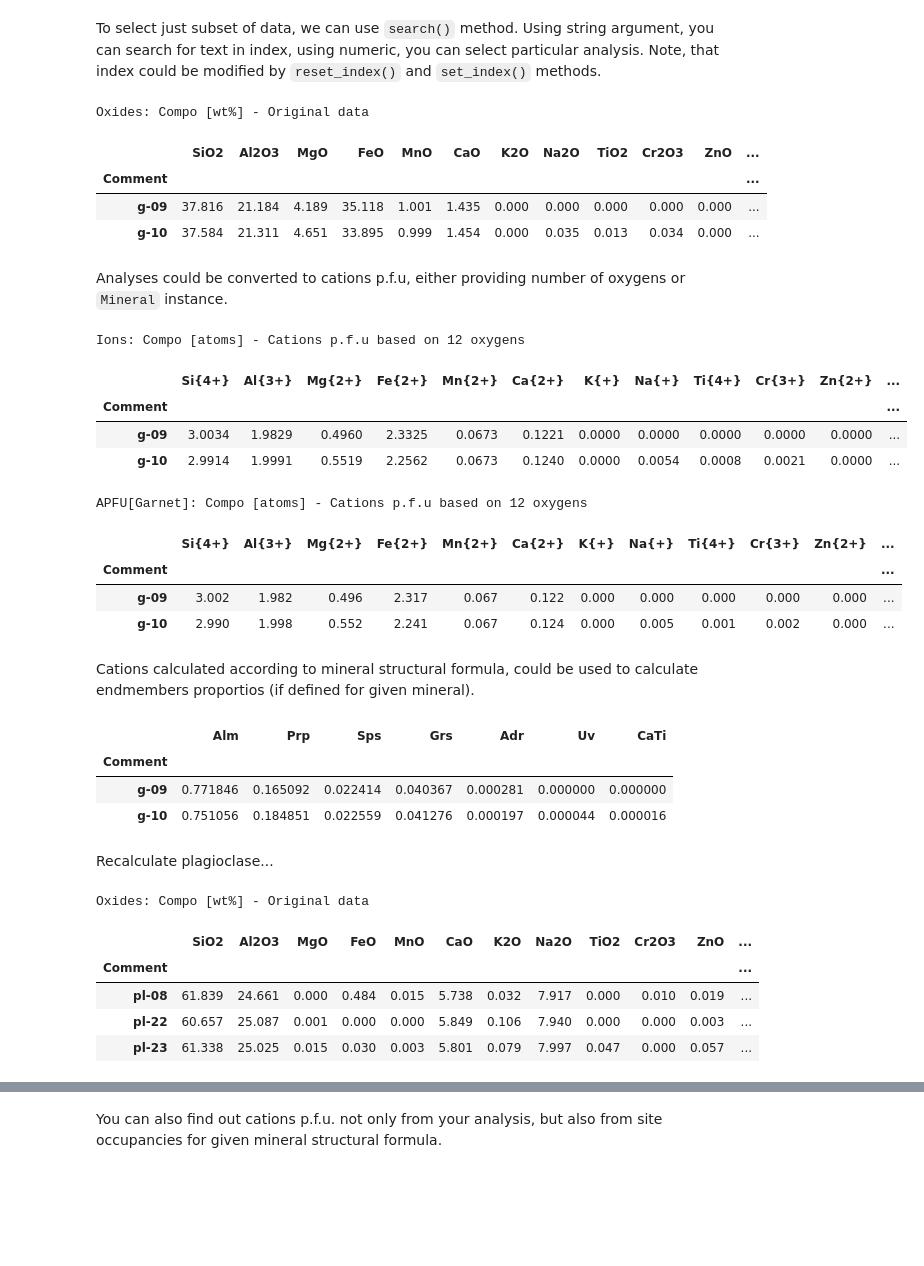
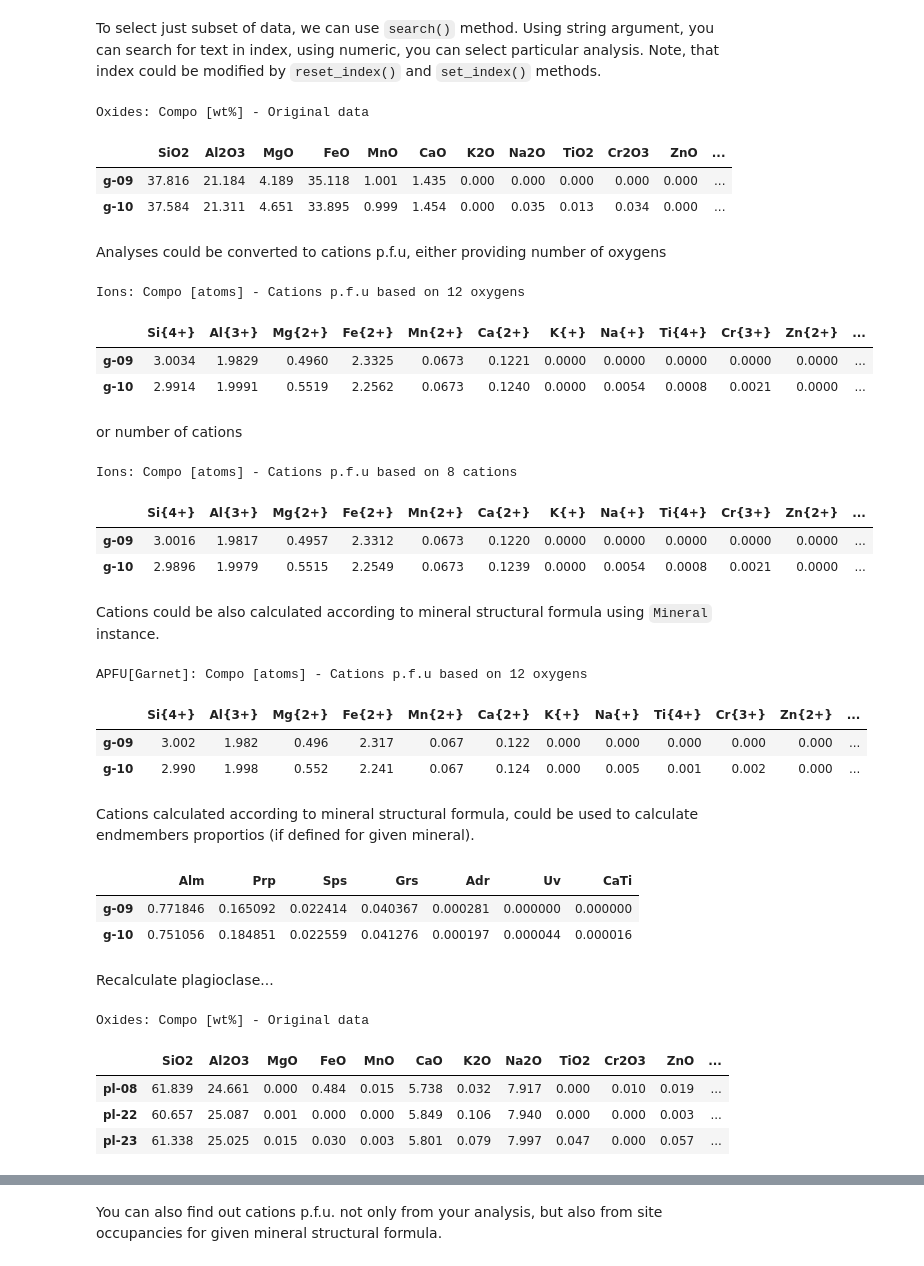
Before and after one commit to ondrolexa/epmatools, a Jupyter notebook: notebooks/demo.ipynb, the cells around one changed output, grey strips where cells are left out. Cells and saved outputs as stored; diff of their text form; code cells hidden in the pictures; blank space fills up the shorter version.

```diff
--- a/notebooks/demo.ipynb
+++ b/notebooks/demo.ipynb
@@ -9,7 +9,7 @@ from epmatools import *
 # %% [markdown]
 We should start with importing some data as oxides in wt%. You can use `Oxides` methods `from_excel()` or `from_clipboard()`, but for now we will use some example data provided:
 # %%
-d = Oxides.from_examples('minerals').set_index('Comment')
+d = Oxides.from_examples('minerals')
 d
 # %% [output]
 Oxides: Compo [wt%] - Original data
@@ -33,0 +57,3 @@ Oxides: Compo [wt%] - Original data
+# %%
+d = d.set_index('Comment')
+d
@@ -39,19 +84,28 @@ g
 # %% [output]
 Oxides: Compo [wt%] - Original data
 |  | SiO2 | Al2O3 | MgO | FeO | MnO | CaO | K2O | Na2O | TiO2 | Cr2O3 | ZnO | ... |
-| Comment |  |  |  |  |  |  |  |  |  |  |  | ... |
 | g-09 | 37.816 | 21.184 | 4.189 | 35.118 | 1.001 | 1.435 | 0.000 | 0.000 | 0.000 | 0.000 | 0.000 | ... |
 | g-10 | 37.584 | 21.311 | 4.651 | 33.895 | 0.999 | 1.454 | 0.000 | 0.035 | 0.013 | 0.034 | 0.000 | ... |
 # %% [markdown]
-Analyses could be converted to cations p.f.u, either providing number of oxygens or `Mineral` instance.
+Analyses could be converted to cations p.f.u, either providing number of oxygens
 # %%
-g.cations(12)
+g.cations(noxy=12)
 # %% [output]
 Ions: Compo [atoms] - Cations p.f.u based on 12 oxygens
 |  | Si{4+} | Al{3+} | Mg{2+} | Fe{2+} | Mn{2+} | Ca{2+} | K{+} | Na{+} | Ti{4+} | Cr{3+} | Zn{2+} | ... |
-| Comment |  |  |  |  |  |  |  |  |  |  |  | ... |
 | g-09 | 3.0034 | 1.9829 | 0.4960 | 2.3325 | 0.0673 | 0.1221 | 0.0000 | 0.0000 | 0.0000 | 0.0000 | 0.0000 | ... |
 | g-10 | 2.9914 | 1.9991 | 0.5519 | 2.2562 | 0.0673 | 0.1240 | 0.0000 | 0.0054 | 0.0008 | 0.0021 | 0.0000 | ... |
+# %% [markdown]
+or number of cations
+# %%
+g.cations(ncat=8, tocat=True)
+# %% [output]
+Ions: Compo [atoms] - Cations p.f.u based on 8 cations
+|  | Si{4+} | Al{3+} | Mg{2+} | Fe{2+} | Mn{2+} | Ca{2+} | K{+} | Na{+} | Ti{4+} | Cr{3+} | Zn{2+} | ... |
+| g-09 | 3.0016 | 1.9817 | 0.4957 | 2.3312 | 0.0673 | 0.1220 | 0.0000 | 0.0000 | 0.0000 | 0.0000 | 0.0000 | ... |
+| g-10 | 2.9896 | 1.9979 | 0.5515 | 2.2549 | 0.0673 | 0.1239 | 0.0000 | 0.0054 | 0.0008 | 0.0021 | 0.0000 | ... |
+# %% [markdown]
+Cations could be also calculated according to mineral structural formula using `Mineral` instance.
 # %%
 grt = mindb.Garnet()
 apfu = g.apfu(grt)
@@ -59,7 +113,6 @@ apfu
 # %% [output]
 APFU[Garnet]: Compo [atoms] - Cations p.f.u based on 12 oxygens
 |  | Si{4+} | Al{3+} | Mg{2+} | Fe{2+} | Mn{2+} | Ca{2+} | K{+} | Na{+} | Ti{4+} | Cr{3+} | Zn{2+} | ... |
-| Comment |  |  |  |  |  |  |  |  |  |  |  | ... |
 | g-09 | 3.002 | 1.982 | 0.496 | 2.317 | 0.067 | 0.122 | 0.000 | 0.000 | 0.000 | 0.000 | 0.000 | ... |
 | g-10 | 2.990 | 1.998 | 0.552 | 2.241 | 0.067 | 0.124 | 0.000 | 0.005 | 0.001 | 0.002 | 0.000 | ... |
 # %% [markdown]
@@ -68,7 +121,6 @@ Cations calculated according to mineral structural formula, could be used to cal
 apfu.endmembers()
 # %% [output]
 |  | Alm | Prp | Sps | Grs | Adr | Uv | CaTi |
-| Comment |  |  |  |  |  |  |  |
 | g-09 | 0.771846 | 0.165092 | 0.022414 | 0.040367 | 0.000281 | 0.000000 | 0.000000 |
 | g-10 | 0.751056 | 0.184851 | 0.022559 | 0.041276 | 0.000197 | 0.000044 | 0.000016 |
 # %% [markdown]
@@ -79,7 +131,6 @@ f
 # %% [output]
 Oxides: Compo [wt%] - Original data
 |  | SiO2 | Al2O3 | MgO | FeO | MnO | CaO | K2O | Na2O | TiO2 | Cr2O3 | ZnO | ... |
-| Comment |  |  |  |  |  |  |  |  |  |  |  | ... |
 | pl-08 | 61.839 | 24.661 | 0.000 | 0.484 | 0.015 | 5.738 | 0.032 | 7.917 | 0.000 | 0.010 | 0.019 | ... |
 | pl-22 | 60.657 | 25.087 | 0.001 | 0.000 | 0.000 | 5.849 | 0.106 | 7.940 | 0.000 | 0.000 | 0.003 | ... |
 | pl-23 | 61.338 | 25.025 | 0.015 | 0.030 | 0.003 | 5.801 | 0.079 | 7.997 | 0.047 | 0.000 | 0.057 | ... |
```
Also changed, not shown: parts of 10 cells of this notebook, 1 other file.
